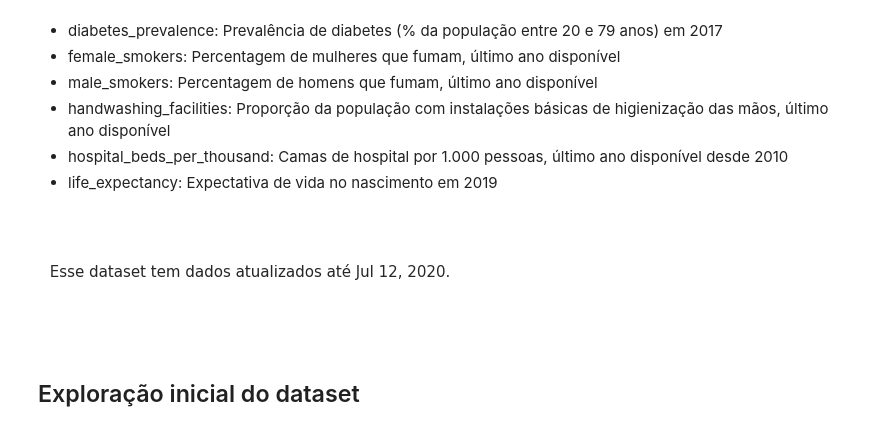
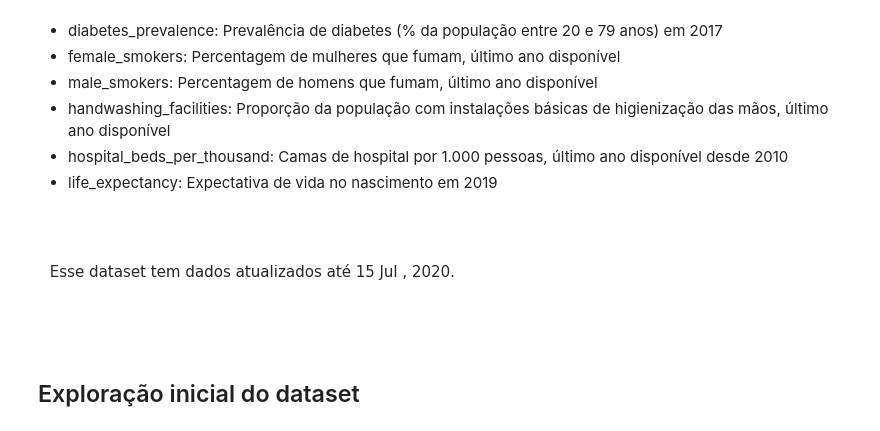
Before and after one commit to ellenrpaes/Data_Science_Projects, a Jupyter notebook: Panorama_do_COVID_19_no_Brasil.ipynb, the cells around one changed output. Saved outputs shown, nothing was run; the diff lists cells and outputs as text; code cells hidden in the pictures.

```diff
--- a/Panorama_do_COVID_19_no_Brasil.ipynb
+++ b/Panorama_do_COVID_19_no_Brasil.ipynb
@@ -60,23 +60,23 @@ Todos os dados utilizados aqui foram retirados do **[Our World in Data](https://
 # %%
 # importar as bibliotecas necessárias
 import pandas as pd
 import matplotlib.pyplot as plt
 import seaborn as sns
 sns.set()
 import numpy as np
 
 last_update = pd.to_datetime('today').date()
 month = last_update.strftime('%b')
 
 fig, ax = plt.subplots(figsize=(9, 2))
-ax.text(x=0, y=0.5, s=f' Esse dataset tem dados atualizados até {month} {last_update.day}, {last_update.year}.', fontsize=15, ha='left')
+ax.text(x=0, y=0.5, s=f' Esse dataset tem dados atualizados até {last_update.day} {month} , {last_update.year}.', fontsize=15, ha='left')
 ax.tick_params(top=False, bottom=False, right=False, left=False, labelleft=False, labelbottom=False)
 ax.grid(False)
 ax.set_facecolor('white')
 for key, spine in ax.spines.items():
   spine.set_visible(False)
 # %% [output]
-[figure, old version]
+[figure, new version]
 # %% [markdown]
 ## Exploração inicial do dataset
 # %% [markdown]
```
Also changed, not shown: parts of 14 cells of this notebook.
